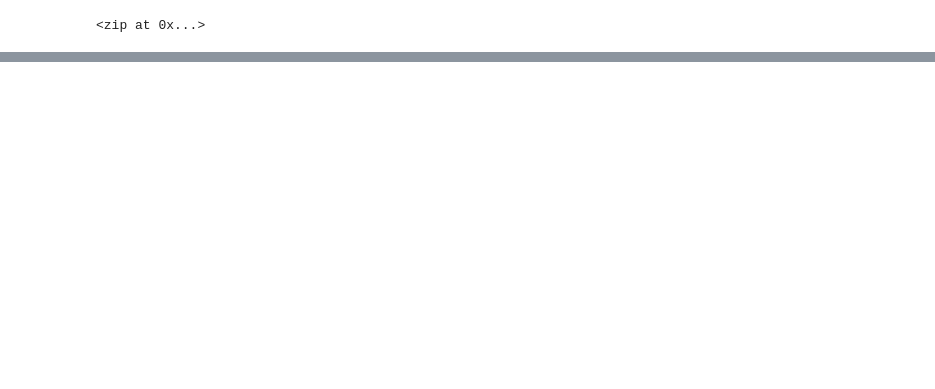
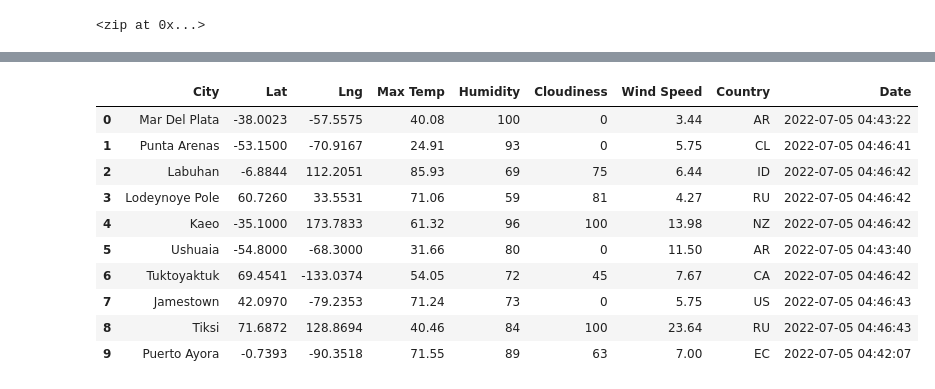
Before and after one commit to Bropell/World_Weather_Analysis, a Jupyter notebook: WeatherPy.ipynb, the cells around one changed output, grey strips where cells are left out. Drawn from its saved outputs; the diff is of its cells as text; code cells hidden in the pictures; blank space fills up the shorter version.

Commit message:
Updated WeatherPy, exercises and added weather data

```diff
--- a/WeatherPy.ipynb
+++ b/WeatherPy.ipynb
@@ -70,0 +79,4 @@ len(cities)
+# %%
+# Starting URL for Weather Map API Call.
+
+url = "http://api.openweathermap.org/data/2.5/weather?units=Imperial&APPID=" + weather_api_key
@@ -70,0 +189,17 @@ len(cities)
+# %%
+# Convert the array of dictionaries to a Pandas DataFrame
+
+city_data_df = pd.DataFrame(city_data)
+city_data_df.head(10)
+# %% [output]
+|  | City | Lat | Lng | Max Temp | Humidity | Cloudiness | Wind Speed | Country | Date |
+| 0 | Mar Del Plata | -38.0023 | -57.5575 | 40.08 | 100 | 0 | 3.44 | AR | 2022-07-05 04:43:22 |
+| 1 | Punta Arenas | -53.1500 | -70.9167 | 24.91 | 93 | 0 | 5.75 | CL | 2022-07-05 04:46:41 |
+| 2 | Labuhan | -6.8844 | 112.2051 | 85.93 | 69 | 75 | 6.44 | ID | 2022-07-05 04:46:42 |
+| 3 | Lodeynoye Pole | 60.7260 | 33.5531 | 71.06 | 59 | 81 | 4.27 | RU | 2022-07-05 04:46:42 |
+| 4 | Kaeo | -35.1000 | 173.7833 | 61.32 | 96 | 100 | 13.98 | NZ | 2022-07-05 04:46:42 |
+| 5 | Ushuaia | -54.8000 | -68.3000 | 31.66 | 80 | 0 | 11.50 | AR | 2022-07-05 04:43:40 |
+| 6 | Tuktoyaktuk | 69.4541 | -133.0374 | 54.05 | 72 | 45 | 7.67 | CA | 2022-07-05 04:46:42 |
+| 7 | Jamestown | 42.0970 | -79.2353 | 71.24 | 73 | 0 | 5.75 | US | 2022-07-05 04:46:43 |
+| 8 | Tiksi | 71.6872 | 128.8694 | 40.46 | 84 | 100 | 23.64 | RU | 2022-07-05 04:46:43 |
+| 9 | Puerto Ayora | -0.7393 | -90.3518 | 71.55 | 89 | 63 | 7.00 | EC | 2022-07-05 04:42:07 |
```
Also changed, not shown: parts of 10 cells of this notebook, 3 other files.
